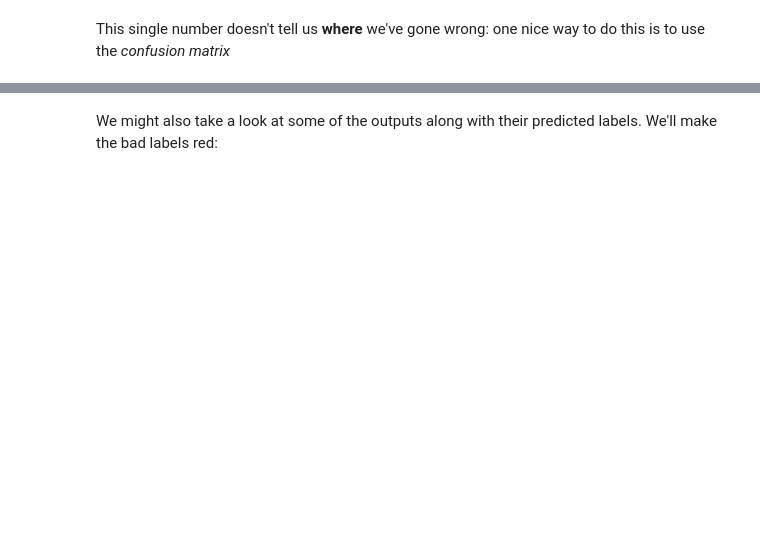
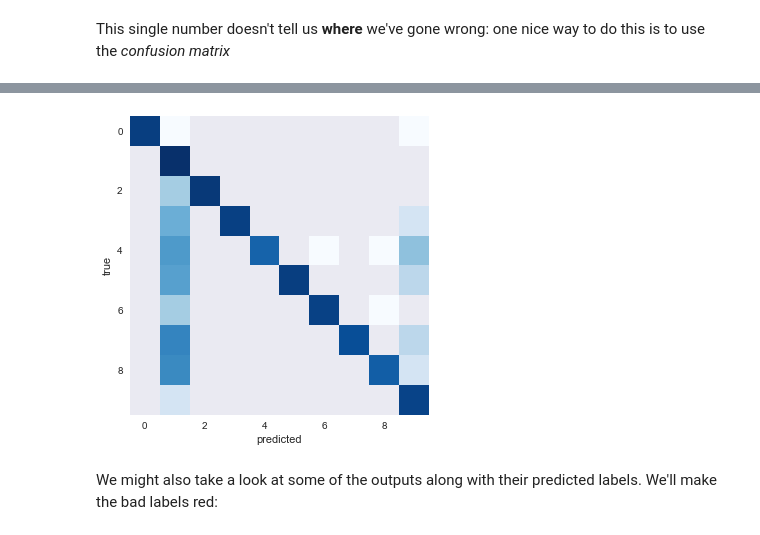
Before and after one commit to lyonjust/sklearn_tutorial, a Jupyter notebook: notebooks/02.2-Basic-Principles.ipynb, the cells around one changed output, grey strips where cells are left out. Drawn from its saved outputs; the diff is of its cells as text; code cells hidden in the pictures; blank space fills up the shorter version.

```diff
--- a/notebooks/02.2-Basic-Principles.ipynb
+++ b/notebooks/02.2-Basic-Principles.ipynb
@@ -382,7 +469,13 @@ print(Xtrain.shape, Xtest.shape)
 Let's use a simple logistic regression which (despite its confusing name) is a classification algorithm:
 # %%
 from sklearn.linear_model import LogisticRegression
-clf = LogisticRegression(penalty='l2')
+from sklearn.preprocessing import StandardScaler
+
+scaler = StandardScaler()
+
+Xtrain = StandardScaler().fit_transform(Xtrain)
+
+clf = LogisticRegression(penalty='l2', max_iter=1000)
 clf.fit(Xtrain, ytrain)
 ypred = clf.predict(Xtest)
 # %% [markdown]
@@ -398,11 +504,14 @@ print(confusion_matrix(ytest, ypred))
 # %%
 fig, ax = plt.subplots()
 
-ax.imshow(np.log(confusion_matrix(ytest, ypred)),
+with np.errstate(divide='ignore'):
+    ax.imshow(np.log(confusion_matrix(ytest, ypred)),
            cmap='Blues', interpolation='nearest')
 ax.grid(False)
 ax.set_ylabel('true')
 ax.set_xlabel('predicted');
+# %% [output]
+[figure, added]
 # %% [markdown]
 We might also take a look at some of the outputs along with their predicted labels. We'll make the bad labels red:
 # %%
```
Also changed, not shown: parts of 32 cells of this notebook, 9 other files.
